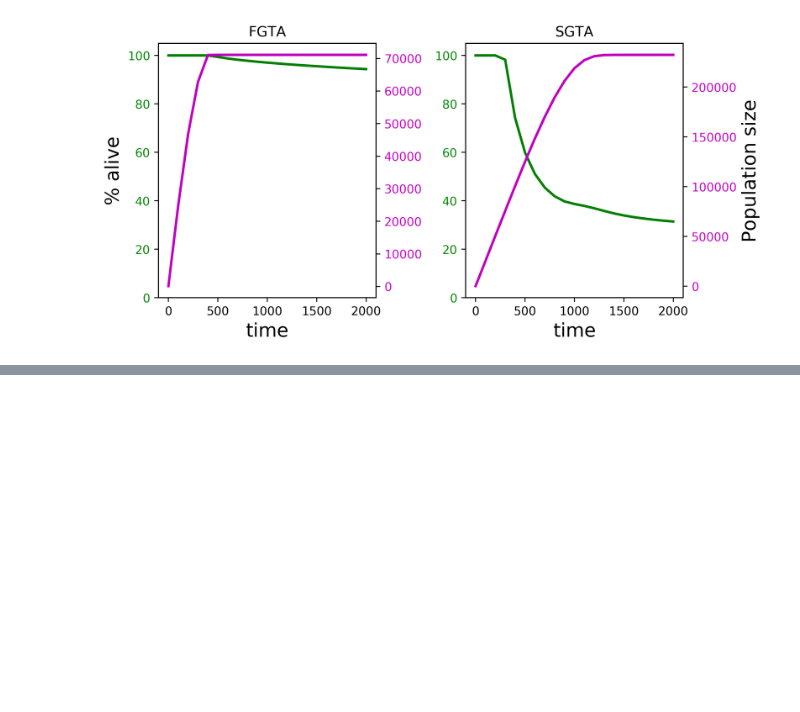
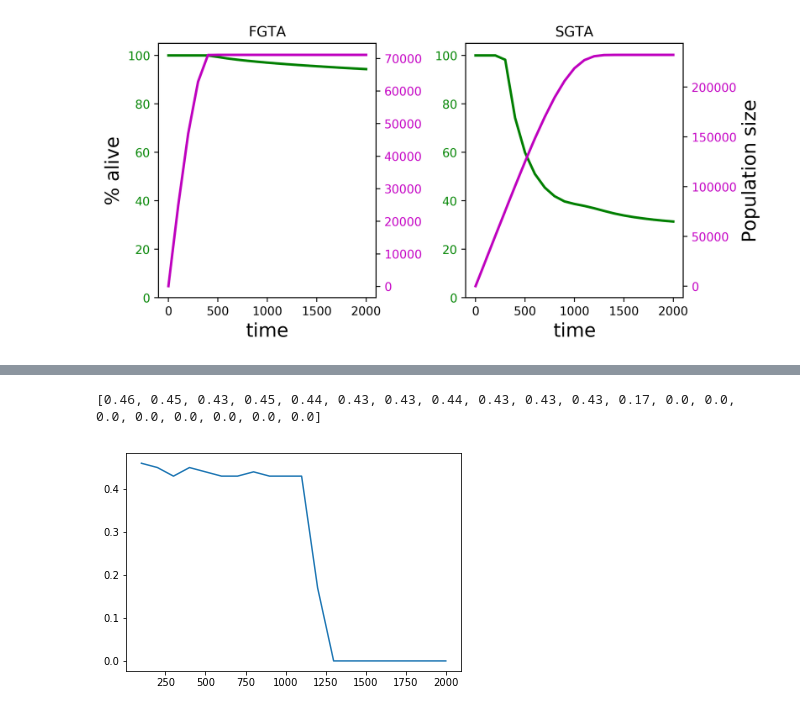
Before and after one commit to patricksinclair/Paper-Nutrients, a Jupyter notebook: MasterPlotter.ipynb, the cells around one changed output, grey strips where cells are left out. Cells and saved outputs as stored; diff of their text form; code cells hidden in the pictures; blank space fills up the shorter version.

```diff
--- a/MasterPlotter.ipynb
+++ b/MasterPlotter.ipynb
@@ -336,0 +344,49 @@ plotWavefrontPositionsVsT(FGTA_simple_alpha_specificAlpha_spatial, GITA_simple_a
+# %%
+def plotWaveSpeeds(data_array):
+
+    popThreshold = 20
+    timestep = 100.
+    wavespeedArray = []
+    t = np.linspace(100., 2000., 20)
+
+
+
+    '''def extractWavespeeds(data):
+        wavespeeds = []
+        for i in range(2, len(data)):
+            #print(data[i])
+            wavefront_posit = max((x, y) for x, y in enumerate(data[i]) if y > popThreshold)[0]
+            prev_wavefront_posit = max((x, y) for x, y in enumerate(data[i-1]) if y > popThreshold)[0]
+            wavespeeds.append((wavefront_posit-prev_wavefront_posit)/timestep)
+
+        return wavespeeds
+
+    for data in data_array:
+        wavespeedArray.append(extractWavespeeds(data))
+    '''
+
+    wavespeedList = []
+    #print(len(data_array))
+    for i in range(2, len(data_array)):
+        wavefront_posit = max((x, y) for x, y in enumerate(data_array[i]) if y > popThreshold)[0]
+        prev_wavefront_posit = max((x, y) for x, y in enumerate(data_array[i-1]) if y > popThreshold)[0]
+        wavespeedList.append((wavefront_posit-prev_wavefront_posit)/timestep)
+
+    #wavespeedList.append(sub_dataWavespeeds)
+    #del(sub_dataWavespeeds)
+    #'''
+    print(wavespeedList)
+    plt.plot(t, wavespeedList)
+    plt.show()
+
+def bla(data):
+    for i in range(1, len(data)):
+        plt.plot(data[0], data[i], linewidth=1.8)
+    plt.show()
+
+datalist = [FGTA_simple_c_05_spatial, FGTA_simple_c_1_spatial]
+#bla(datalist[0])
+plotWaveSpeeds(FGTA_simple_c_05_spatial)
+# %% [output]
+[0.46, 0.45, 0.43, 0.45, 0.44, 0.43, 0.43, 0.44, 0.43, 0.43, 0.43, 0.17, 0.0, 0.0, 0.0, 0.0, 0.0, 0.0, 0.0, 0.0]
+[figure, added]
```
Also changed, not shown: parts of 6 cells of this notebook, 7 other files.
